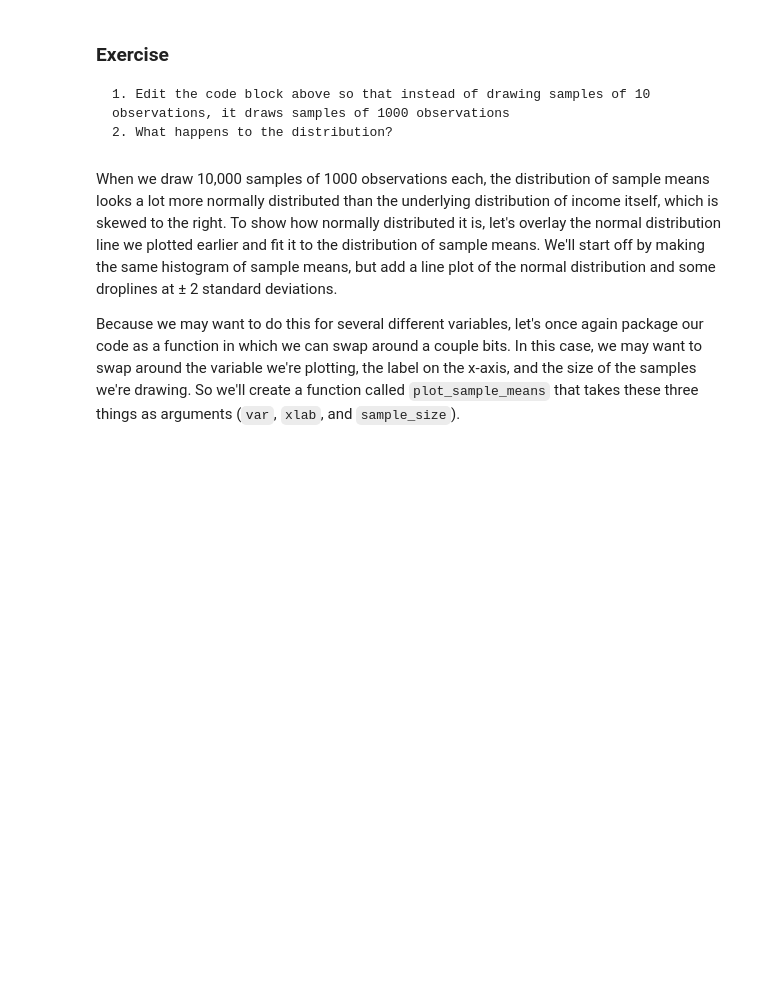
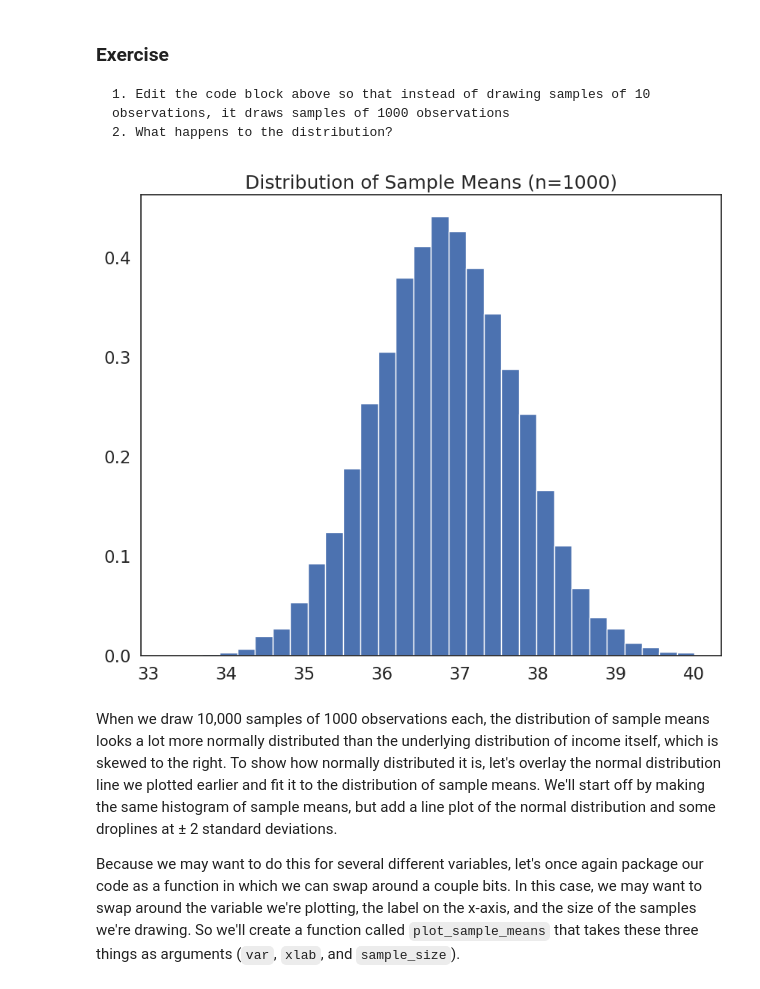
Before and after one commit to Maxbruel/QM2, a Jupyter notebook: notebooks/W05. Distributions and Basic Statistics.ipynb, the cells around one changed output. Saved outputs shown, nothing was run; the diff lists cells and outputs as text; code cells hidden in the pictures; blank space fills up the shorter version.

```diff
--- a/notebooks/W05. Distributions and Basic Statistics.ipynb
+++ b/notebooks/W05. Distributions and Basic Statistics.ipynb
@@ -384,6 +411,29 @@ plt.show()
 
     1. Edit the code block above so that instead of drawing samples of 10 observations, it draws samples of 1000 observations
     2. What happens to the distribution?
+# %%
+# create an empty list to store sample means
+sample_means = []
+
+# change the sample size to 1000
+sample_size = 1000
+
+# loop 10,000 times
+for i in range(0, 10000):
+    # draw a sample of 1000 observations from the income variable, with replacement
+    sample = df['income'].sample(sample_size, replace=True)
+    # calculate the mean of the sample
+    sample_mean = sample.mean()
+    # append the sample mean to the list of sample means
+    sample_means.append(sample_mean)
+
+# plot a histogram of the sample means
+plt.hist(sample_means, bins=30, edgecolor='white', density=True)
+# add a title
+plt.title('Distribution of Sample Means (n={})'.format(sample_size))
+plt.show()
+# %% [output]
+[figure, added]
 # %% [markdown]
 When we draw 10,000 samples of 1000 observations each, the distribution of sample means looks a lot more normally distributed than the underlying distribution of income itself, which is skewed to the right. To show how normally distributed it is, let's overlay the normal distribution line we plotted earlier and fit it to the distribution of sample means. We'll start off by making the same histogram of sample means, but add a line plot of the normal distribution and some droplines at ± 2 standard deviations.
 
```
Also changed, not shown: parts of 13 cells of this notebook.
